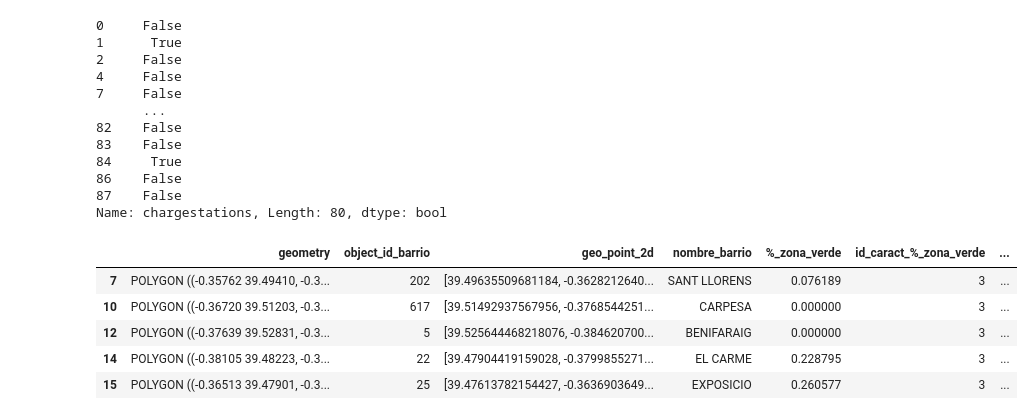
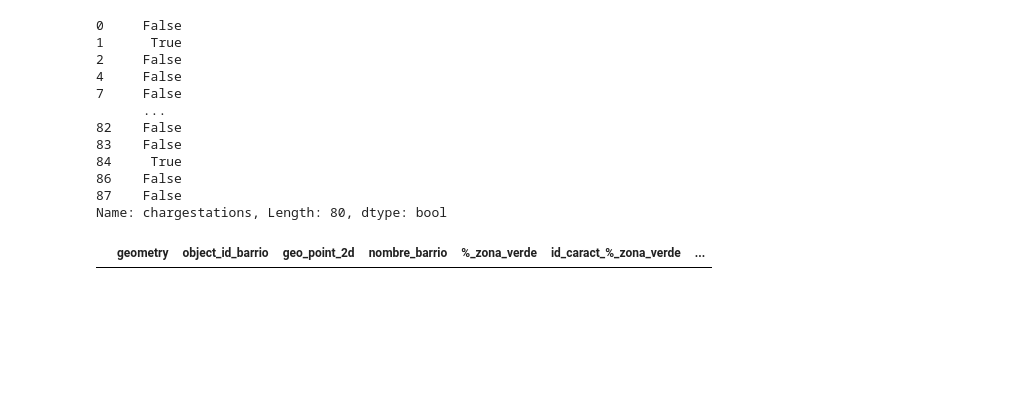
Before and after one commit to mimove/DATAPROJECT1, a Jupyter notebook: jupyter/data_cleaning.ipynb, the cells around one changed output. Cells and saved outputs as stored; diff of their text form; code cells hidden in the pictures; blank space fills up the shorter version.

```diff
--- a/jupyter/data_cleaning.ipynb
+++ b/jupyter/data_cleaning.ipynb
@@ -208,11 +208,6 @@ Name: chargestations, Length: 80, dtype: bool
 # %%
 # Finalmente nos queda lidiar con los nulos para el indice de pm25 (contaminación). Vamos a ver los barrios que tienen como null este valor:
 
-barrios_df.loc[barrios_df['pm25'].isna()].head()
+barrios_df.loc[barrios_df['pm25'].isna()]
 # %% [output]
 |  | geometry | object_id_barrio | geo_point_2d | nombre_barrio | %_zona_verde | id_caract_%_zona_verde | ... |
-| 7 | POLYGON ((-0.35762 39.49410, -0.3... | 202 | [39.49635509681184, -0.3628212640... | SANT LLORENS | 0.076189 | 3 | ... |
-| 10 | POLYGON ((-0.36720 39.51203, -0.3... | 617 | [39.51492937567956, -0.3768544251... | CARPESA | 0.000000 | 3 | ... |
-| 12 | POLYGON ((-0.37639 39.52831, -0.3... | 5 | [39.525644468218076, -0.384620700... | BENIFARAIG | 0.000000 | 3 | ... |
-| 14 | POLYGON ((-0.38105 39.48223, -0.3... | 22 | [39.47904419159028, -0.3799855271... | EL CARME | 0.228795 | 3 | ... |
-| 15 | POLYGON ((-0.36513 39.47901, -0.3... | 25 | [39.47613782154427, -0.3636903649... | EXPOSICIO | 0.260577 | 3 | ... |
```
Also changed, not shown: parts of 5 cells of this notebook.
